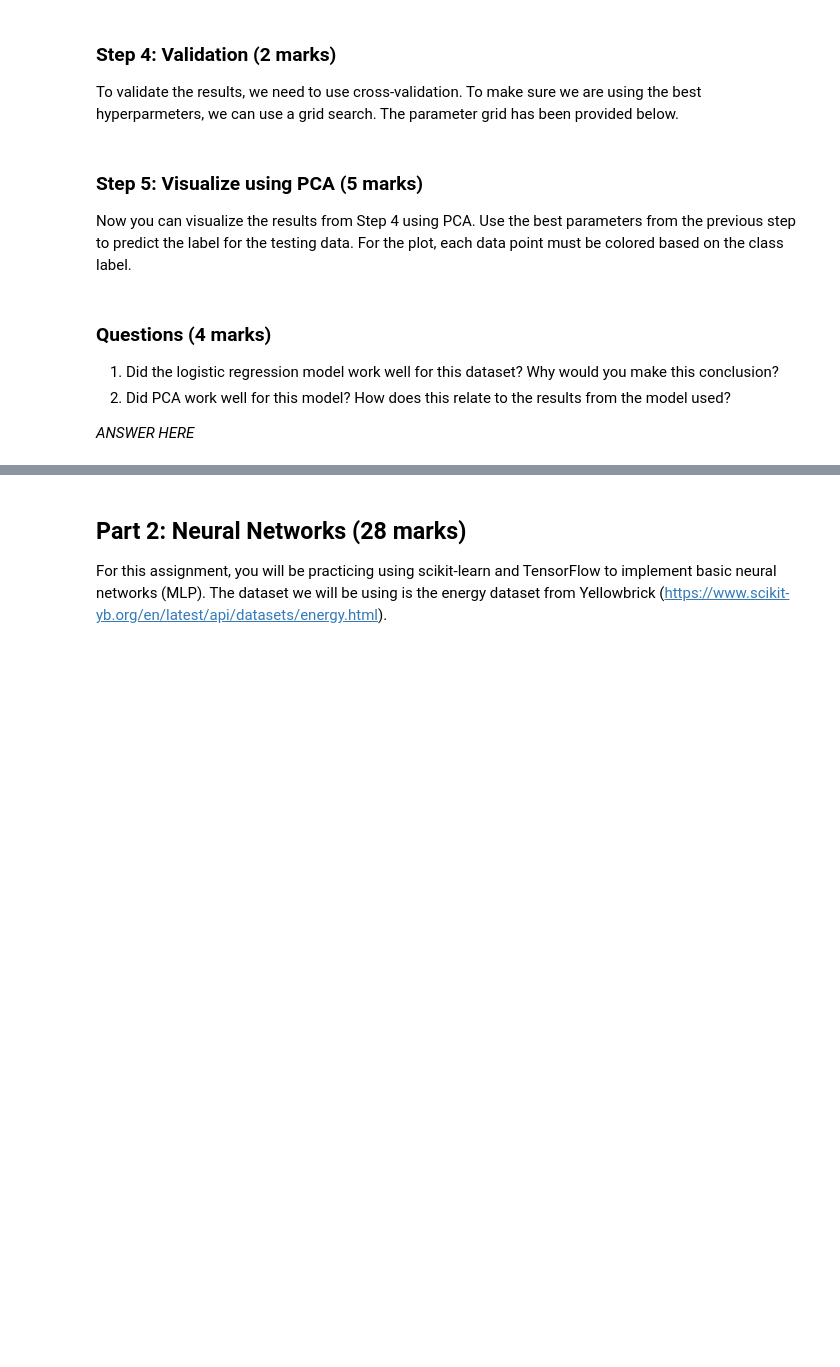
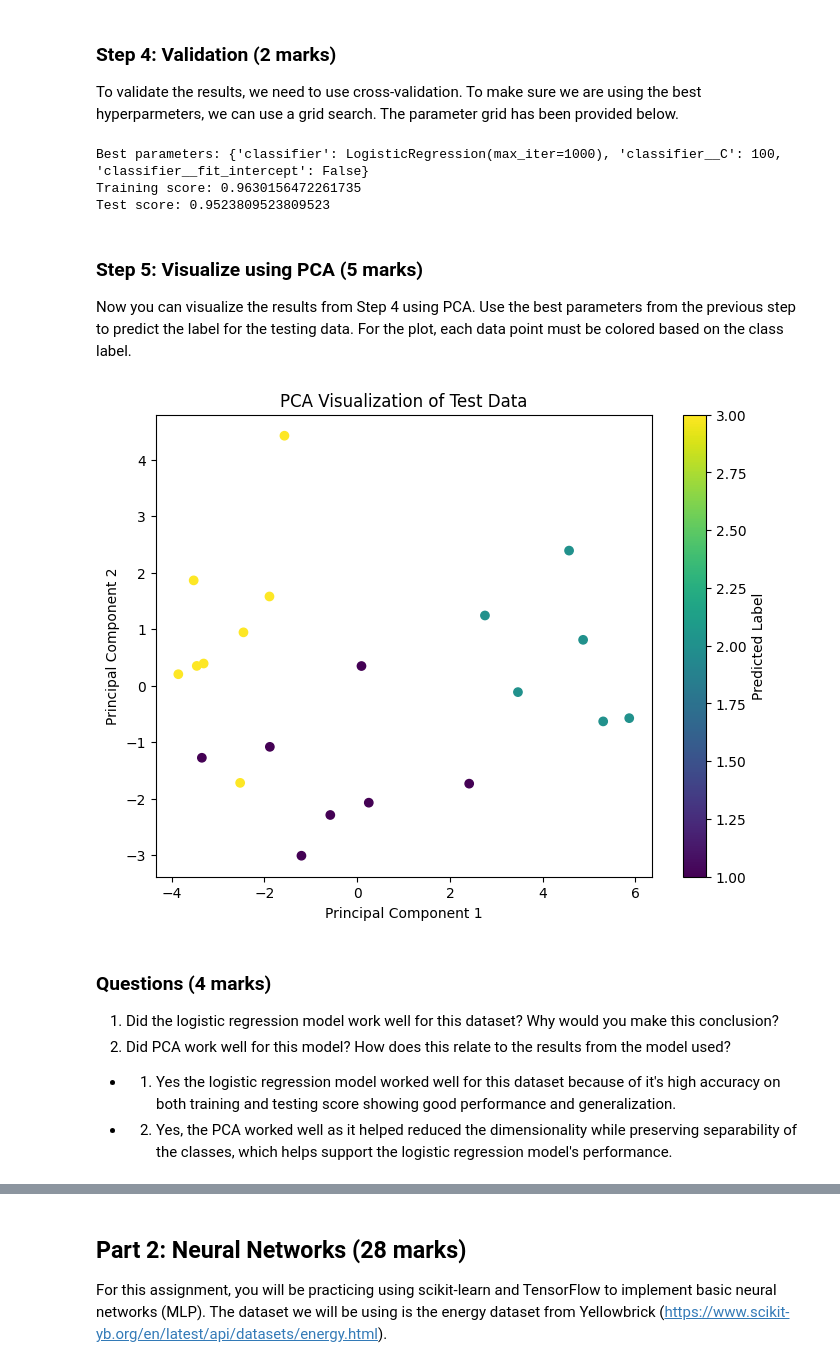
Before and after one commit to boumster/ENSF444, a Jupyter notebook: Assignment 5.ipynb, the cells around one changed output, grey strips where cells are left out. Saved outputs shown, nothing was run; the diff lists cells and outputs as text; code cells hidden in the pictures; blank space fills up the shorter version.

```diff
--- a/Assignment 5.ipynb
+++ b/Assignment 5.ipynb
@@ -35,5 +65,9 @@ Now that we have our training data, we need to decide which preprocessing method
 # %%
 # TO DO: Setup pipeline (1 mark)
+pipeline = Pipeline([
+    ('scaler', scaler),
+    ('classifier', model)
+])
 # %% [markdown]
 ### Step 4: Validation (2 marks)
 
@@ -44,23 +78,51 @@ param_grid = [{'classifier': [LogisticRegression(max_iter=1000)],
               'classifier__fit_intercept': [True, False]}]
 # %%
 #TO DO: Implement the grid search and print the best parameters, training score, cross-validation score and test score (2 marks)
+from sklearn.model_selection import GridSearchCV
+# Perform grid search
+grid_search = GridSearchCV(pipeline, param_grid, cv=5, scoring='accuracy')
+grid_search.fit(X_train, y_train)
+# Print results
+print(f'Best parameters: {grid_search.best_params_}')
+print(f'Training score: {grid_search.best_score_}')
+print(f'Test score: {grid_search.score(X_test, y_test)}')
+# %% [output]
+Best parameters: {'classifier': LogisticRegression(max_iter=1000), 'classifier__C': 100, 'classifier__fit_intercept': False}
+Training score: 0.9630156472261735
+Test score: 0.9523809523809523
 # %% [markdown]
 ### Step 5: Visualize using PCA (5 marks)
 
 Now you can visualize the results from Step 4 using PCA. Use the best parameters from the previous step to predict the label for the testing data. For the plot, each data point must be colored based on the class label.
 # %%
 # TO DO: Predict target vector labels using best estimator (1 mark)
+best_model = grid_search.best_estimator_
+y_pred = best_model.predict(X_test)
 # %%
 # TO DO: Reduce dimensions of test data for plotting (2 marks)
+from sklearn.decomposition import PCA
+# Reduce dimensions for visualization
+pca = PCA(n_components=2)
+X_test_pca = pca.fit_transform(X_test)
 # %%
 # TO DO: Plot test points colored by predicted label (2 marks)
+plt.figure(figsize=(8, 6))
+scatter = plt.scatter(X_test_pca[:, 0], X_test_pca[:, 1], c=y_pred, cmap='viridis')
+plt.colorbar(scatter, label='Predicted Label')
+plt.xlabel('Principal Component 1')
+plt.ylabel('Principal Component 2')
+plt.title('PCA Visualization of Test Data')
+plt.show()
+# %% [output]
+[figure, added]
 # %% [markdown]
 ### Questions (4 marks)
 
 1. Did the logistic regression model work well for this dataset? Why would you make this conclusion?
 1. Did PCA work well for this model? How does this relate to the results from the model used?
 
-*ANSWER HERE*
+- 1. Yes the logistic regression model worked well for this dataset because of it's high accuracy on both training and testing score showing good performance and generalization.
+- 2. Yes, the PCA worked well as it helped reduced the dimensionality while preserving separability of the classes, which helps support the logistic regression model's performance.
 # %% [markdown]
 ### Process Description (4 marks)
 Please describe the process you used to create your code. Cite any websites or generative AI tools used. You can use the following questions as guidance:
```
Also changed, not shown: parts of 22 cells of this notebook.
